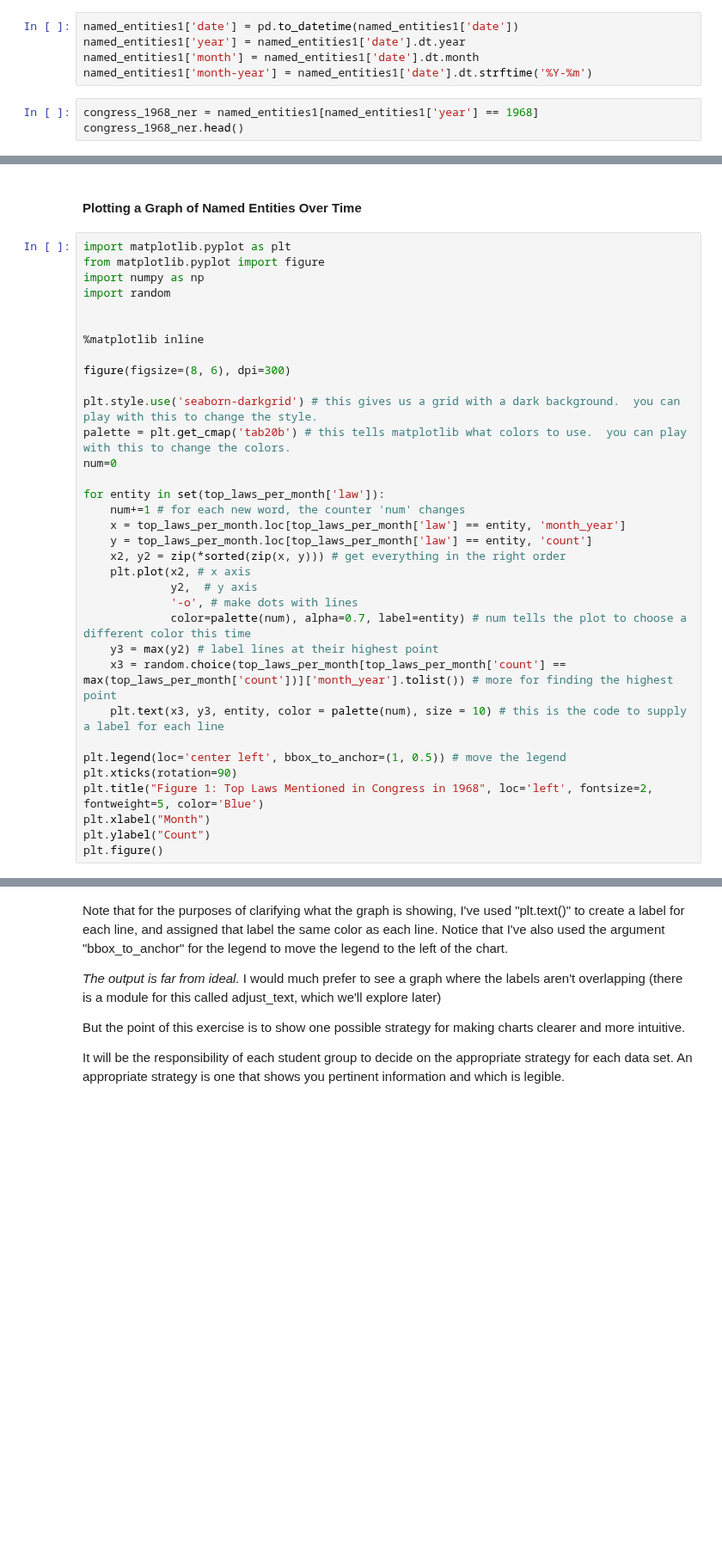
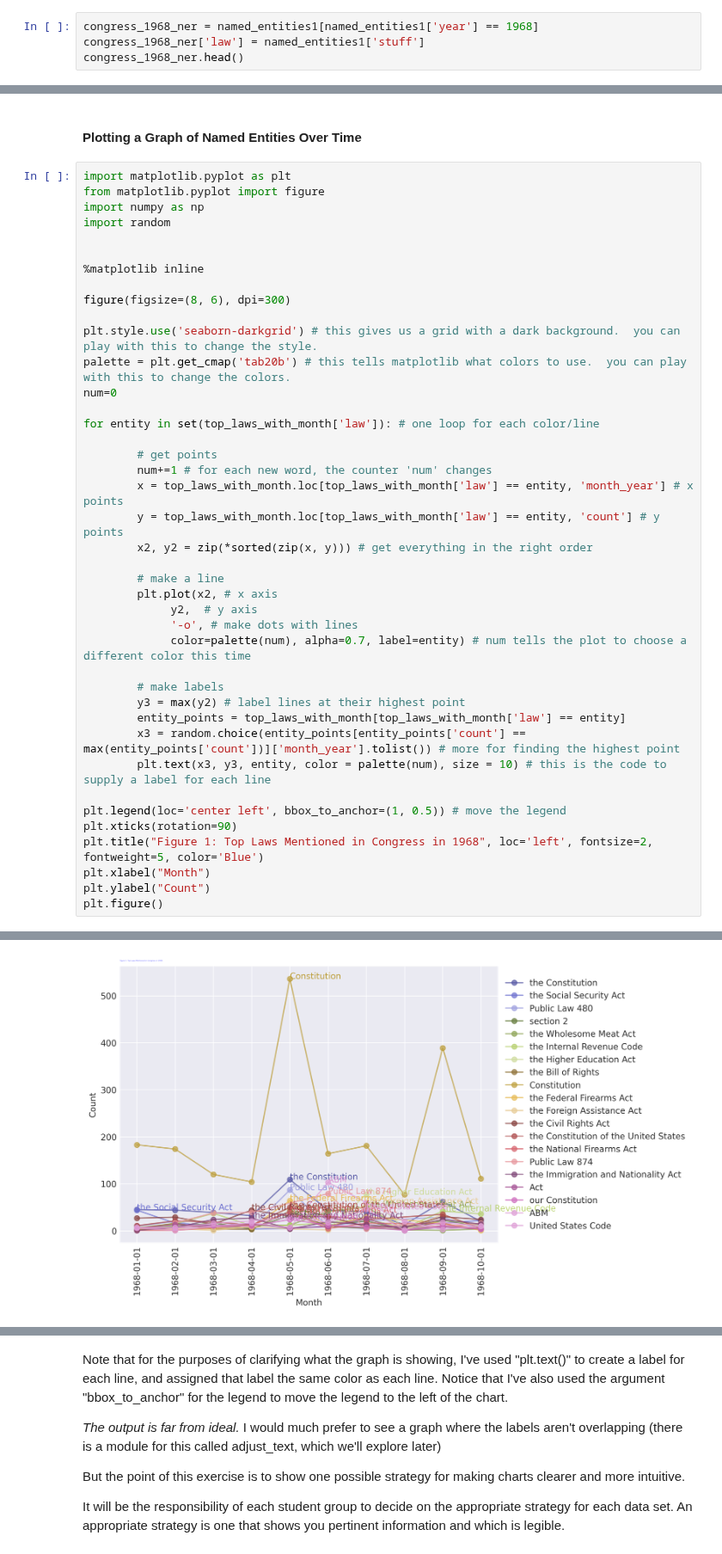
Before and after one commit to stephbuon/digital-history, a Jupyter notebook: hist3368-week9-named-entities/hist3368-week9-named-entity-recognition-congress-w-kwic.ipynb, the cells around one changed output, grey strips where cells are left out. Shown at 86% size. Cells and saved outputs as stored; diff of their text form; blank space fills up the shorter version.

```diff
--- a/hist3368-week9-named-entities/hist3368-week9-named-entity-recognition-congress-w-kwic.ipynb
+++ b/hist3368-week9-named-entities/hist3368-week9-named-entity-recognition-congress-w-kwic.ipynb
@@ -488,9 +479,5 @@ named_entities1.head()
-# %%
-named_entities1['date'] = pd.to_datetime(named_entities1['date'])
-named_entities1['year'] = named_entities1['date'].dt.year
-named_entities1['month'] = named_entities1['date'].dt.month
-named_entities1['month-year'] = named_entities1['date'].dt.strftime('%Y-%m')
 # %%
 congress_1968_ner = named_entities1[named_entities1['year'] == 1968]
+congress_1968_ner['law'] = named_entities1['stuff']
 congress_1968_ner.head()
 # %% [output]
@@ -605,18 +659,25 @@ plt.style.use('seaborn-darkgrid') # this gives us a grid with a dark background.
 palette = plt.get_cmap('tab20b') # this tells matplotlib what colors to use.  you can play with this to change the colors.
 num=0
 
-for entity in set(top_laws_per_month['law']):
-    num+=1 # for each new word, the counter 'num' changes
-    x = top_laws_per_month.loc[top_laws_per_month['law'] == entity, 'month_year']
-    y = top_laws_per_month.loc[top_laws_per_month['law'] == entity, 'count']
-    x2, y2 = zip(*sorted(zip(x, y))) # get everything in the right order
-    plt.plot(x2, # x axis
+for entity in set(top_laws_with_month['law']): # one loop for each color/line
+
+        # get points
+        num+=1 # for each new word, the counter 'num' changes
+        x = top_laws_with_month.loc[top_laws_with_month['law'] == entity, 'month_year'] # x points
+        y = top_laws_with_month.loc[top_laws_with_month['law'] == entity, 'count'] # y points
+        x2, y2 = zip(*sorted(zip(x, y))) # get everything in the right order
+
+        # make a line
+        plt.plot(x2, # x axis
              y2,  # y axis
              '-o', # make dots with lines
              color=palette(num), alpha=0.7, label=entity) # num tells the plot to choose a different color this time
-    y3 = max(y2) # label lines at their highest point
-    x3 = random.choice(top_laws_per_month[top_laws_per_month['count'] == max(top_laws_per_month['count'])]['month_year'].tolist()) # more for finding the highest point
-    plt.text(x3, y3, entity, color = palette(num), size = 10) # this is the code to supply a label for each line
+
+        # make labels
+        y3 = max(y2) # label lines at their highest point
+        entity_points = top_laws_with_month[top_laws_with_month['law'] == entity]
+        x3 = random.choice(entity_points[entity_points['count'] == max(entity_points['count'])]['month_year'].tolist()) # more for finding the highest point
+        plt.text(x3, y3, entity, color = palette(num), size = 10) # this is the code to supply a label for each line
 
 plt.legend(loc='center left', bbox_to_anchor=(1, 0.5)) # move the legend
 plt.xticks(rotation=90)
@@ -624,3 +685,4 @@ plt.title("Figure 1: Top Laws Mentioned in Congress in 1968", loc='left', fontsi
 plt.xlabel("Month")
 plt.ylabel("Count")
 plt.figure()
+# %% [output]
@@ -626,0 +690 @@ plt.figure()
+[figure, added]
```
Also changed, not shown: parts of 9 cells of this notebook.
